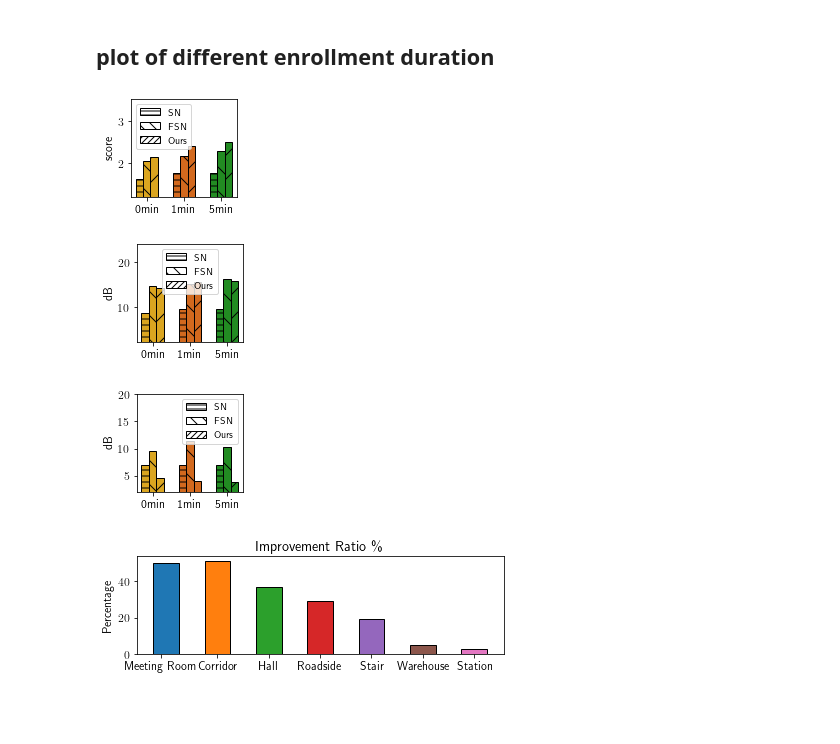
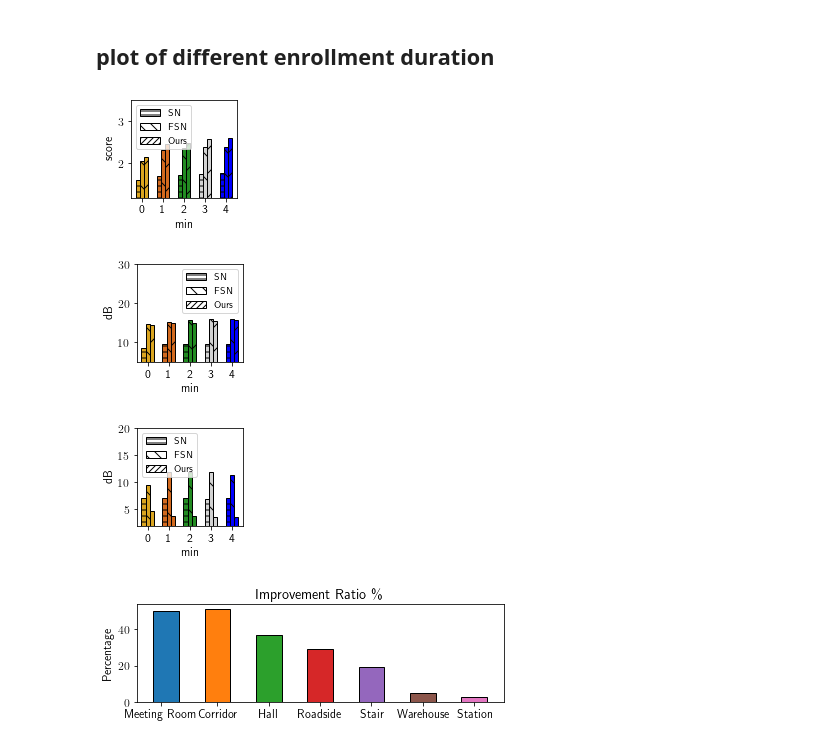
Before and after one commit to lixinghe1999/audioproject, a Jupyter notebook: enhancement/plot/plot.ipynb, the cells around one changed output. Drawn from its saved outputs; the diff is of its cells as text; code cells hidden in the pictures; blank space fills up the shorter version.

```diff
--- a/enhancement/plot/plot.ipynb
+++ b/enhancement/plot/plot.ipynb
@@ -106,11 +106,11 @@ for j in range(3):
 # %% [markdown]
 ## plot of different enrollment duration
 # %%
-# vibvoice = [[ 2.14514233, 14.23358384, 4.67921625],[ 2.46289119, 14.86142239,  3.76427718], [ 2.47012273, 14.79641732 , 3.68244809],
-#             [ 2.57023334, 15.45267167,  3.56149157], [ 2.59540767, 15.58160323,  3.52378989]]
-#
-# fullsubnet = [[ 2.06042795, 14.63436131, 9.53324297], [2.31343761, 15.21791078, 11.91997343], [ 2.36914799, 15.57633719, 11.85512035], [ 2.39545964, 15.74895447, 11.79282111], [ 2.39437547, 15.97558353, 11.37538394]]
-# seanet = [[1.61812877, 8.44922756, 7.02567443], [1.71697269, 9.44781797, 7.01635902], [1.73697269, 9.44781797, 7.00], [1.74697269, 9.44781797, 6.891635902], [1.77018202, 9.56234749, 6.9765322]]
+vibvoice = [[ 2.14514233, 14.23358384, 4.67921625],[ 2.46289119, 14.86142239,  3.76427718], [ 2.47012273, 14.79641732 , 3.68244809],
+            [ 2.57023334, 15.45267167,  3.56149157], [ 2.59540767, 15.58160323,  3.52378989]]
+
+fullsubnet = [[ 2.06042795, 14.63436131, 9.53324297], [2.31343761, 15.21791078, 11.91997343], [ 2.36914799, 15.57633719, 11.85512035], [ 2.39545964, 15.74895447, 11.79282111], [ 2.39437547, 15.97558353, 11.37538394]]
+seanet = [[1.61812877, 8.44922756, 7.02567443], [1.71697269, 9.44781797, 7.01635902], [1.73697269, 9.44781797, 7.00], [1.74697269, 9.44781797, 6.891635902], [1.77018202, 9.56234749, 6.9765322]]
 # y_lims = [[1.5, 3], [8, 24], [2, 15]]
 # x = [0, 1, 2, 3, 4]
 # colors = ['goldenrod', 'chocolate', 'forestgreen', 'lightgrey']
@@ -119,44 +119,45 @@ for j in range(3):
 #     plt.figure(figsize=(2, 2))
 #     plt.subplots_adjust(left=0.25, bottom=0.2, right=0.99)
 #
 #     plt.plot(x, [seanet[k][j] for k in range(5)], color=colors[0], label='SN')
 #     plt.plot(x, [fullsubnet[k][j] for k in range(5)], color=colors[1], label='FSN')
 #     plt.plot(x, [vibvoice[k][j] for k in range(5)], color=colors[2], label='Ours')
 #     #plt.ylim(y_lims[j])
 #     plt.ylabel(labels[j])
 #     plt.xlabel('min')
 #     plt.xticks(x ,)
 #     plt.legend( prop={'size': 10})
 #     plt.savefig('noise_enrollment_' + str(j) +'.pdf', dpi=300)
 #     plt.show()
-
-fullsubnet = [[ 2.06042795, 14.63436131, 9.53324297], [ 2.16696222,15.14282735, 11.42487056], [2.2788935, 16.10067001, 10.34507953]]
-vibvoice = [[ 2.14514233, 14.23358384, 4.67921625], [2.40846276, 15.50638137, 3.964647], [ 2.49877256, 15.84743989, 3.95881391]]
-seanet = [[1.61812877, 8.44922756, 7.02567443], [1.76697269, 9.44781797, 7.01635902], [1.77018202, 9.56234749, 6.9765322]]
-y_lims = [[1.2, 3.5], [2, 24], [2, 20]]
-names = ['0min', '1min', '5min']
-colors = ['goldenrod', 'chocolate', 'forestgreen', 'lightgrey']
+#
+# fullsubnet = [[ 2.06042795, 14.63436131, 9.53324297], [ 2.16696222,15.14282735, 11.42487056], [2.2788935, 16.10067001, 10.34507953]]
+# vibvoice = [[ 2.14514233, 14.23358384, 4.67921625], [2.40846276, 15.50638137, 3.964647], [ 2.49877256, 15.84743989, 3.95881391]]
+# seanet = [[1.61812877, 8.44922756, 7.02567443], [1.76697269, 9.44781797, 7.01635902], [1.77018202, 9.56234749, 6.9765322]]
+y_lims = [[1.2, 3.5], [5, 30], [2, 20]]
+names = [0, 1, 2, 3, 4]
+colors = ['goldenrod', 'chocolate', 'forestgreen', 'lightgrey', 'blue']
 labels = ['score', 'dB', 'dB']
 for j in range(3):
     plt.figure(figsize=(2, 2))
     plt.subplots_adjust(left=0.25, bottom=0.2, right=0.99)
     for i in range(len(names)):
         plt.bar(i, seanet[i][j], color=colors[i], edgecolor='black', width=0.2, hatch='--')
         plt.bar(i + 0.2, fullsubnet[i][j], color=colors[i], edgecolor='black', width=0.2, hatch='\\')
         plt.bar(i + 0.4, vibvoice[i][j], color=colors[i], edgecolor='black', width=0.2, hatch='/')
     plt.ylim(y_lims[j])
     plt.ylabel(labels[j])
-    plt.xticks([0.2, 1.2, 2.2], names)
+    plt.xlabel('min')
+    plt.xticks([0.2, 1.2, 2.2, 3.2, 4.2], names)
     seanet_patch = mpatches.Patch(edgecolor='black', facecolor='white', hatch='---', label='SN')
     fullsubnet_patch = mpatches.Patch(edgecolor='black', facecolor='white', hatch='\\\\', label='FSN')
     vibvoice_patch = mpatches.Patch(edgecolor='black', facecolor='white', hatch='////', label='Ours')
     plt.legend(handles=[seanet_patch, fullsubnet_patch, vibvoice_patch], prop={'size': 10})
     plt.savefig('noise_enrollment_' + str(j) + '.pdf', dpi=300)
     plt.show()
 # %% [output]
-[figure, old version]
+[figure, new version]
-[figure, old version]
+[figure, new version]
-[figure, old version]
+[figure, new version]
 # %%
 environment = [50, 51, 37, 29, 19, 5, 3]
 names = ['Meeting Room', 'Corridor', 'Hall', 'Roadside', 'Stair', 'Warehouse', 'Station']
```
Also changed, not shown: 5 other files.
